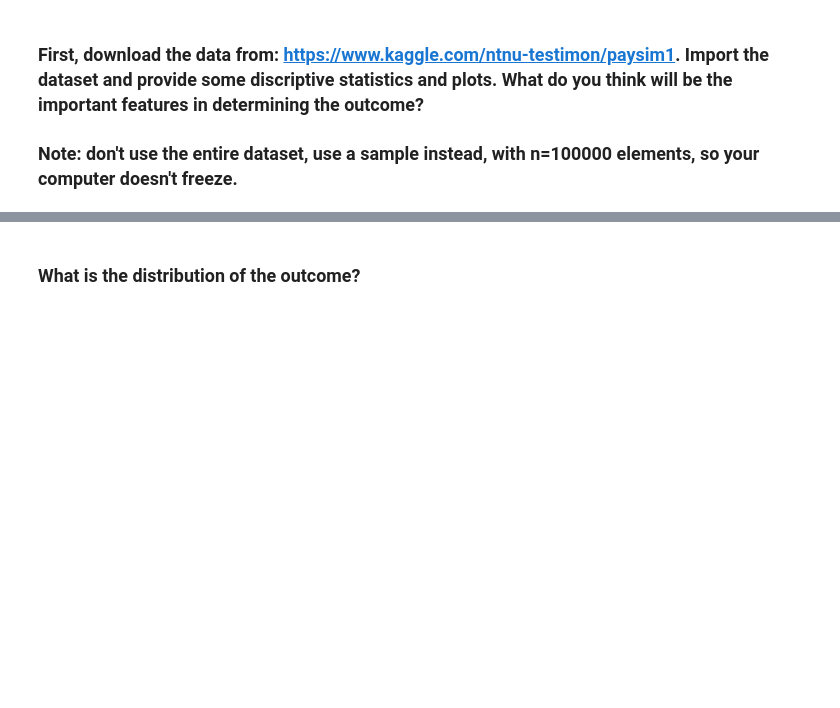
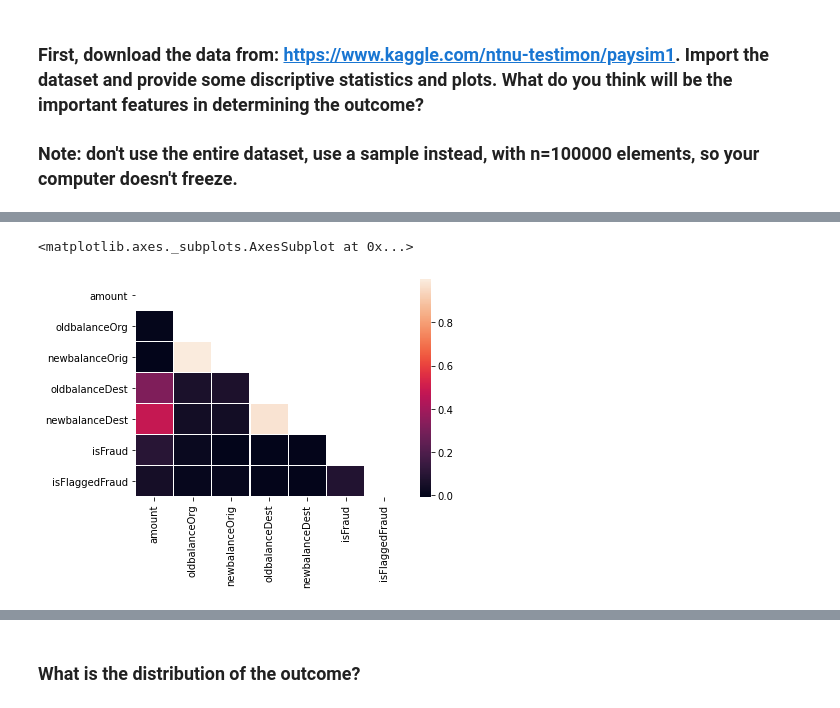
Before and after one commit to ta-data-lis/lab-imbalance, a Jupyter notebook: your-code/lab_imbalance.ipynb, the cells around one changed output, grey strips where cells are left out. Cells and saved outputs as stored; diff of their text form; code cells hidden in the pictures; blank space fills up the shorter version.

```diff
--- a/your-code/lab_imbalance.ipynb
+++ b/your-code/lab_imbalance.ipynb
@@ -13,0 +78,8 @@ Like we disussed in class, when we have noisy data, if we are not careful, we ca
+# %%
+import seaborn as sns
+import numpy as np
+corr_matrix=np.triu(fraud.corr())
+sns.heatmap(fraud.corr(),linewidths=.5,mask=corr_matrix)
+# %% [output]
+<matplotlib.axes._subplots.AxesSubplot at 0x...>
+[figure, added]
```
Also changed, not shown: parts of 27 cells of this notebook.
